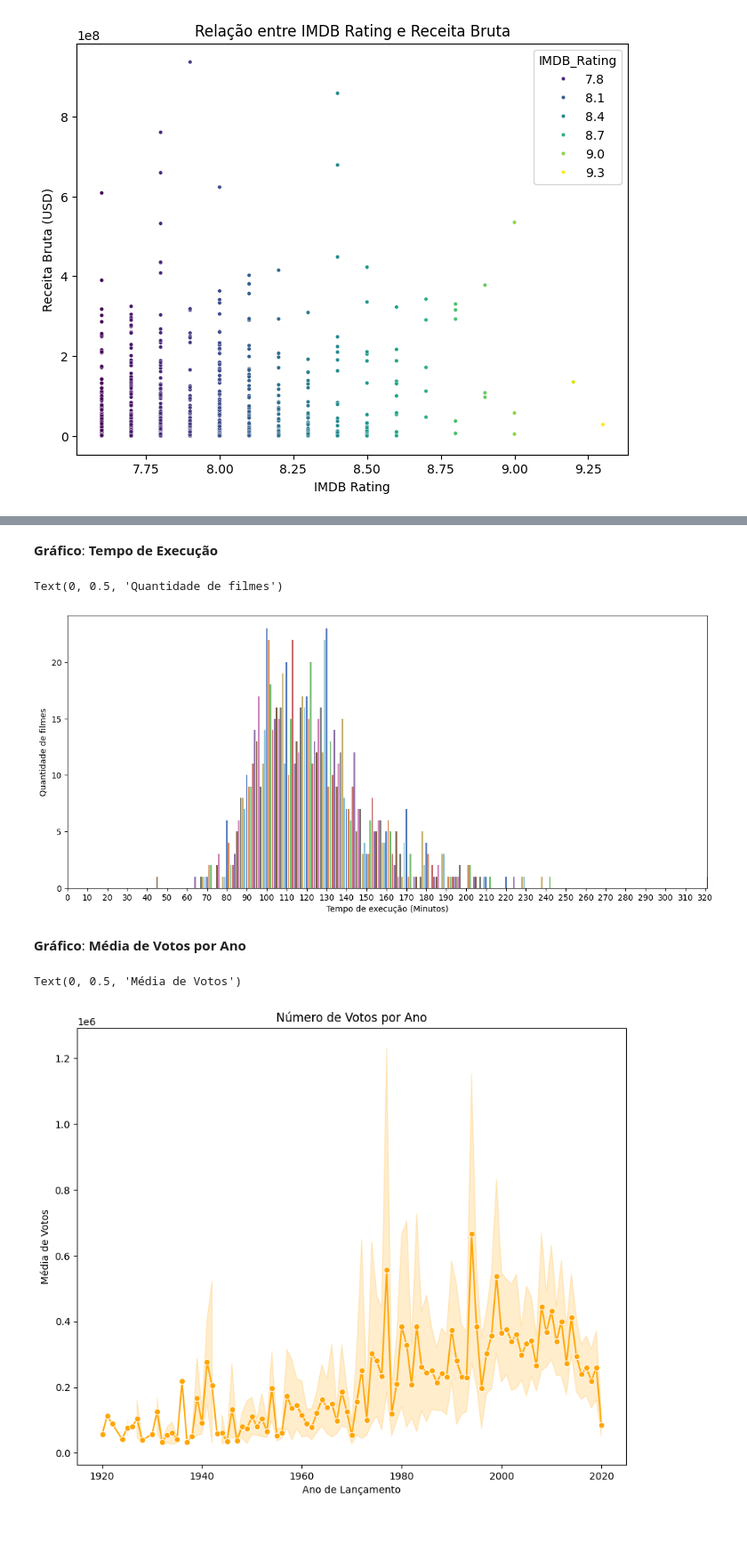
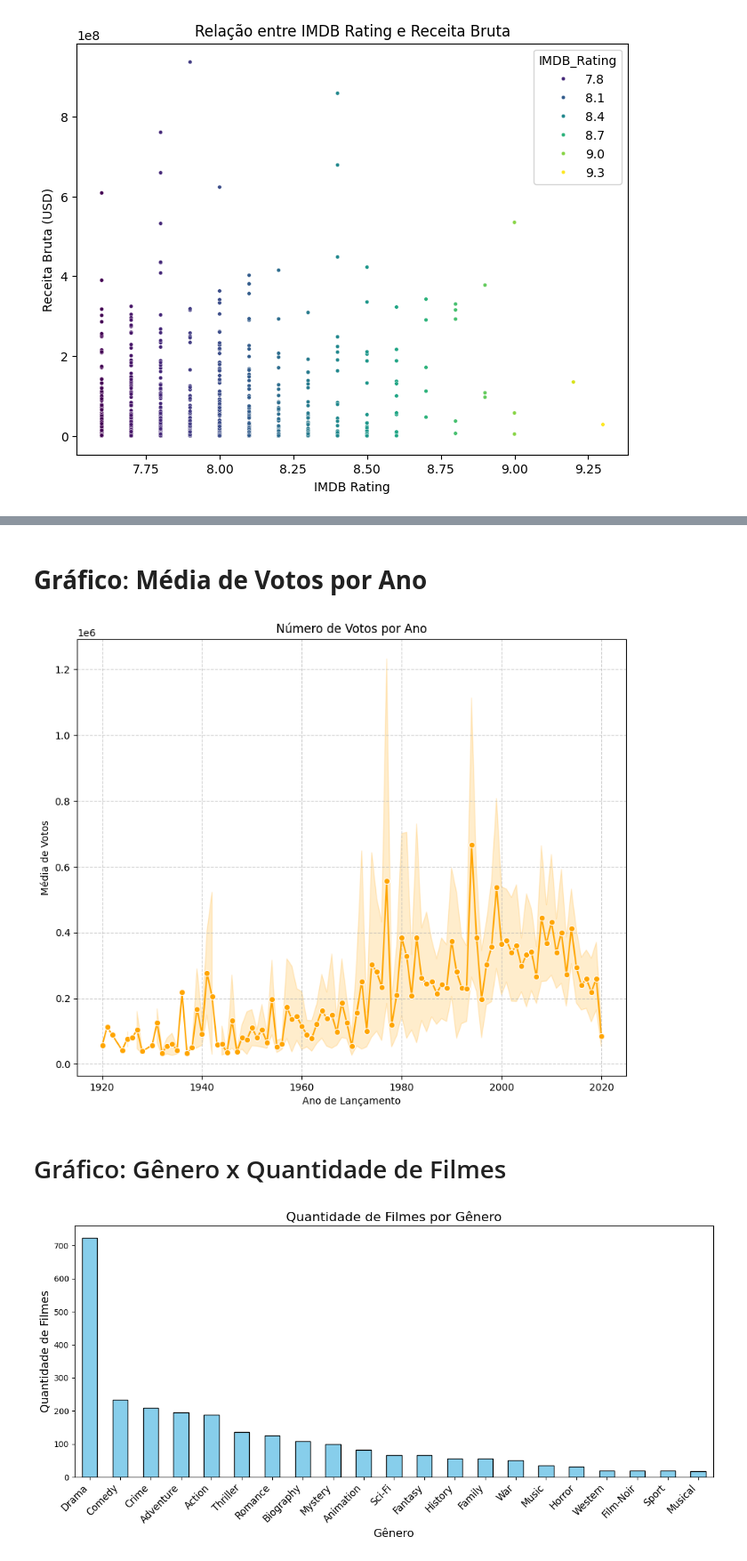
Before and after one commit to bezreal/AnaliseDeDados-2024.2, a Jupyter notebook: imdbmovies.ipynb, the cells around one changed output, grey strips where cells are left out. Shown at 89% size. Drawn from its saved outputs; the diff is of its cells as text; code cells hidden in the pictures; blank space fills up the shorter version.

```diff
--- a/imdbmovies.ipynb
+++ b/imdbmovies.ipynb
@@ -105,33 +122,28 @@ Text(0, 0.5, 'Receita Bruta (USD)')
 # %% [markdown]
-**Gráfico**: **Tempo de Execução**
+# **Gráfico**: **Média de Votos por Ano**
-# %%
-runtime_counts = dataframe["Runtime"].value_counts().reset_index()
-runtime_counts.columns = ["Runtime", "Film Count"]
-all_runtimes = pd.DataFrame({"Runtime": range(0, runtime_counts["Runtime"].max() + 1)})
-full_data = pd.merge(all_runtimes, runtime_counts, on="Runtime", how="left").fillna(0)
-
-fig2, ax2 = plt.subplots(figsize=(14, 6))
-seaborn.barplot(x="Runtime", y="Film Count", hue='Runtime', data=full_data, palette="muted", ax=ax2, legend=False)
-
-ax2.set_xlim(0, full_data["Runtime"].max())
-
-tick_interval = 10
-xticks = numpy.arange(0, full_data["Runtime"].max() + 1, tick_interval)
-ax2.set_xticks(xticks)
-
-ax2.set_xlabel("Tempo de execução (Minutos)")
-ax2.set_ylabel("Quantidade de filmes")
-# %% [output]
-Text(0, 0.5, 'Quantidade de filmes')
-[figure, removed]
-# %% [markdown]
-**Gráfico**: **Média de Votos por Ano**
 # %%
-fig3, ax3 = plt.subplots(figsize=(10, 8))
-seaborn.lineplot(x="Released_Year", y="No_of_Votes", data=dataframe, marker="o", color="orange", ax=ax3)
-ax3.set_title("Número de Votos por Ano")
-ax3.set_xlabel("Ano de Lançamento")
-ax3.set_ylabel("Média de Votos")
+fig4, ax4 = plt.subplots(figsize=(10, 8))
+seaborn.lineplot(x="Released_Year", y="No_of_Votes", data=dataframe, marker="o", color="orange", ax=ax4)
+ax4.set_title("Número de Votos por Ano")
+ax4.set_xlabel("Ano de Lançamento")
+ax4.set_ylabel("Média de Votos")
+plt.grid(True, linestyle='--', alpha=0.6)
 # %% [output]
-Text(0, 0.5, 'Média de Votos')
 [figure]
+# %% [markdown]
+# Gráfico: Gênero x Quantidade de Filmes
+# %%
+# Processar os gêneros
+genre_counts = dataframe['Genre'].str.split(', ').explode().value_counts()
+
+# Plotar o gráfico
+fig5, ax5 = plt.subplots(figsize=(12, 6))
+genre_counts.plot(kind='bar', color='skyblue', edgecolor='black')
+
+plt.title('Quantidade de Filmes por Gênero', fontsize=16)
+plt.xlabel('Gênero', fontsize=14)
+plt.ylabel('Quantidade de Filmes', fontsize=14)
+plt.xticks(rotation=45, ha='right', fontsize=12)
+plt.tight_layout()
+# %% [output]
+[figure, added]
```
Also changed, not shown: parts of 3 cells of this notebook.
